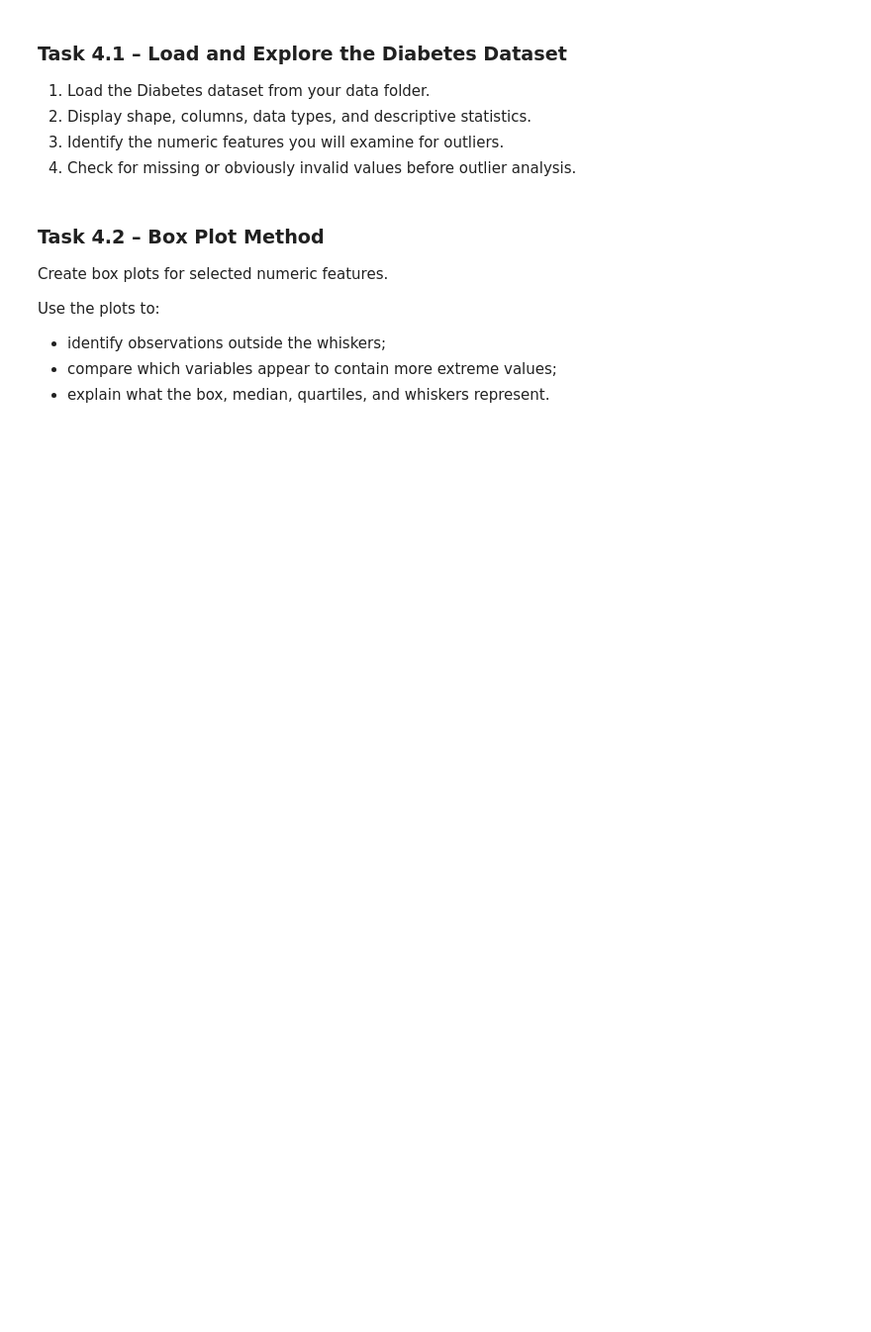
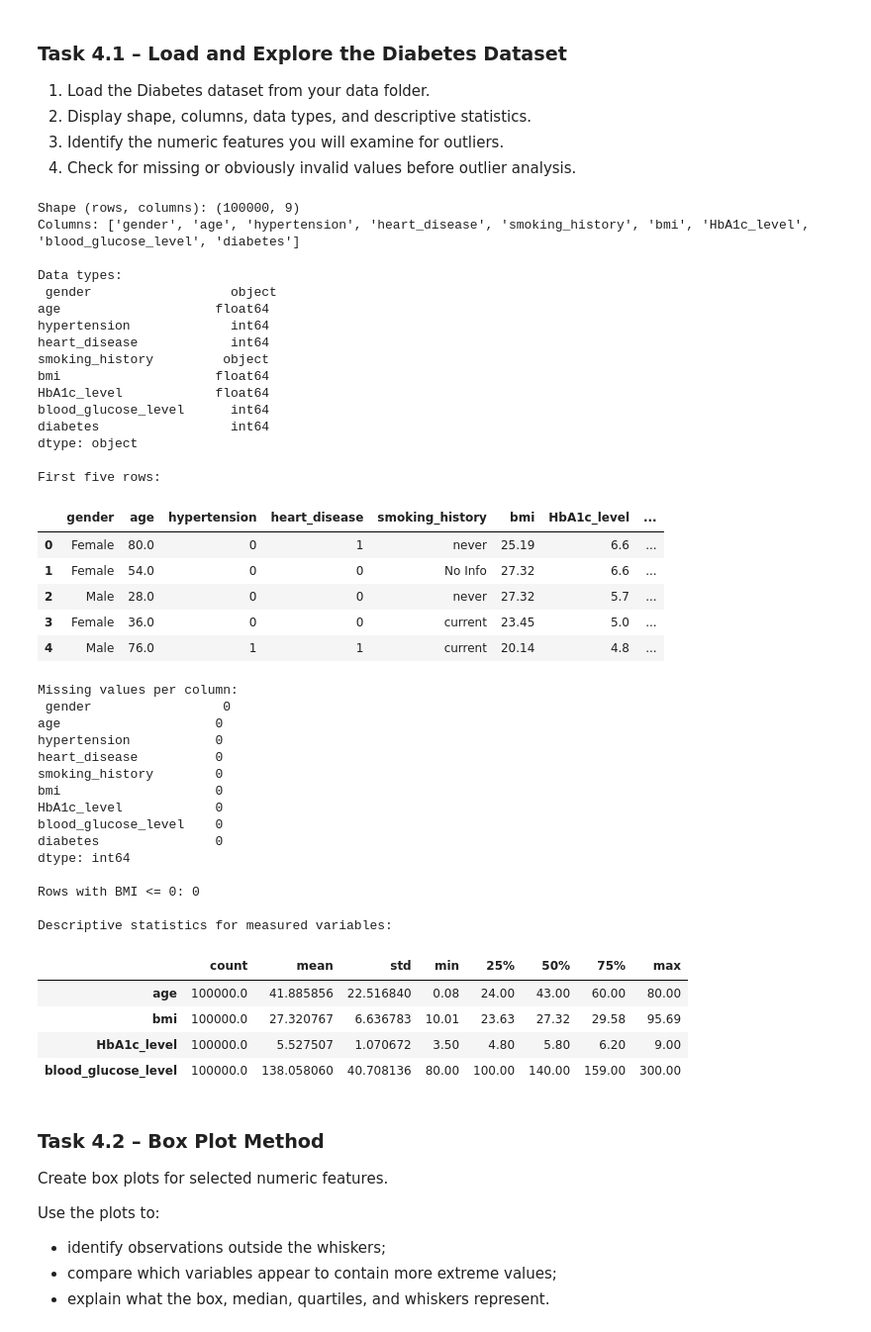
Before and after one commit to AlamirConestoga/Tidying_Cleaning_Imputation_Outlier_Detection, a Jupyter notebook: week5Lab_Students.ipynb, the cells around one changed output. Shown at 99% size. Drawn from its saved outputs; the diff is of its cells as text; code cells hidden in the pictures; blank space fills up the shorter version.

```diff
--- a/week5Lab_Students.ipynb
+++ b/week5Lab_Students.ipynb
@@ -937,3 +959,82 @@ In this dataset, some physiological variables contain **zero values** that may r
+# %%
+# Task 4.1 - Load and inspect the alternative Diabetes dataset
+from pathlib import Path
+import pandas as pd
+import numpy as np
+import matplotlib.pyplot as plt
+import seaborn as sns
+
+file_path = Path("data/diabetes_prediction_dataset.csv")
+if not file_path.is_file():
+    raise FileNotFoundError(
+        f"Dataset not found: {file_path}. Download the CSV using the link "
+        "in the Markdown cell above and place it in your project data/ folder."
+    )
+
+diabetes = pd.read_csv(file_path)
+print("Shape (rows, columns):", diabetes.shape)
+print("Columns:", diabetes.columns.tolist())
+print("\nData types:\n", diabetes.dtypes)
+print("\nFirst five rows:")
+display(diabetes.head())
+
+numeric_features = ["age", "bmi", "HbA1c_level", "blood_glucose_level"]
+required = numeric_features + ["diabetes"]
+missing_columns = [column for column in required if column not in diabetes.columns]
+if missing_columns:
+    raise ValueError(f"Dataset is missing required columns: {missing_columns}")
+
+# Convert selected measurements safely to numeric values.
+for column in numeric_features:
+    diabetes[column] = pd.to_numeric(diabetes[column], errors="coerce")
+
+print("\nMissing values per column:\n", diabetes.isna().sum())
+print("\nRows with BMI <= 0:", int((diabetes["bmi"] <= 0).sum()))
+print("\nDescriptive statistics for measured variables:")
+display(diabetes[numeric_features].describe().T)
+# %% [output]
+Shape (rows, columns): (100000, 9)
+Columns: ['gender', 'age', 'hypertension', 'heart_disease', 'smoking_history', 'bmi', 'HbA1c_level', 'blood_glucose_level', 'diabetes']
+
+Data types:
+ gender                  object
+age                    float64
+hypertension             int64
+heart_disease            int64
+smoking_history         object
+bmi                    float64
+HbA1c_level            float64
+blood_glucose_level      int64
+diabetes                 int64
+dtype: object
+
+First five rows:
+|  | gender | age | hypertension | heart_disease | smoking_history | bmi | HbA1c_level | ... |
+| 0 | Female | 80.0 | 0 | 1 | never | 25.19 | 6.6 | ... |
+| 1 | Female | 54.0 | 0 | 0 | No Info | 27.32 | 6.6 | ... |
+| 2 | Male | 28.0 | 0 | 0 | never | 27.32 | 5.7 | ... |
+| 3 | Female | 36.0 | 0 | 0 | current | 23.45 | 5.0 | ... |
+| 4 | Male | 76.0 | 1 | 1 | current | 20.14 | 4.8 | ... |
+Missing values per column:
+ gender                 0
+age                    0
+hypertension           0
+heart_disease          0
+smoking_history        0
+bmi                    0
+HbA1c_level            0
+blood_glucose_level    0
+diabetes               0
+dtype: int64
+
+Rows with BMI <= 0: 0
+
+Descriptive statistics for measured variables:
+|  | count | mean | std | min | 25% | 50% | 75% | max |
+| age | 100000.0 | 41.885856 | 22.516840 | 0.08 | 24.00 | 43.00 | 60.00 | 80.00 |
+| bmi | 100000.0 | 27.320767 | 6.636783 | 10.01 | 23.63 | 27.32 | 29.58 | 95.69 |
+| HbA1c_level | 100000.0 | 5.527507 | 1.070672 | 3.50 | 4.80 | 5.80 | 6.20 | 9.00 |
+| blood_glucose_level | 100000.0 | 138.058060 | 40.708136 | 80.00 | 100.00 | 140.00 | 159.00 | 300.00 |
 # %% [markdown]
 ### **Task 4.2 – Box Plot Method**
 
```
Also changed, not shown: parts of 16 cells of this notebook, 1 other file.
